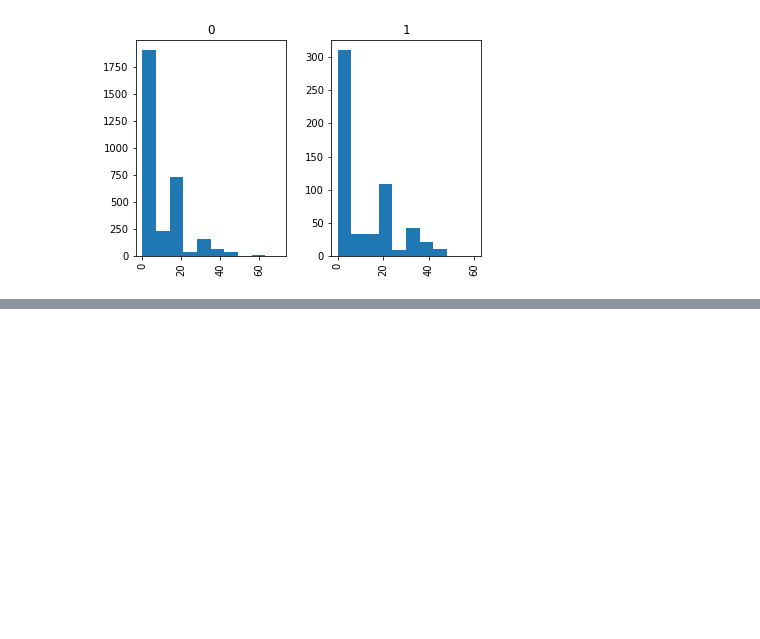
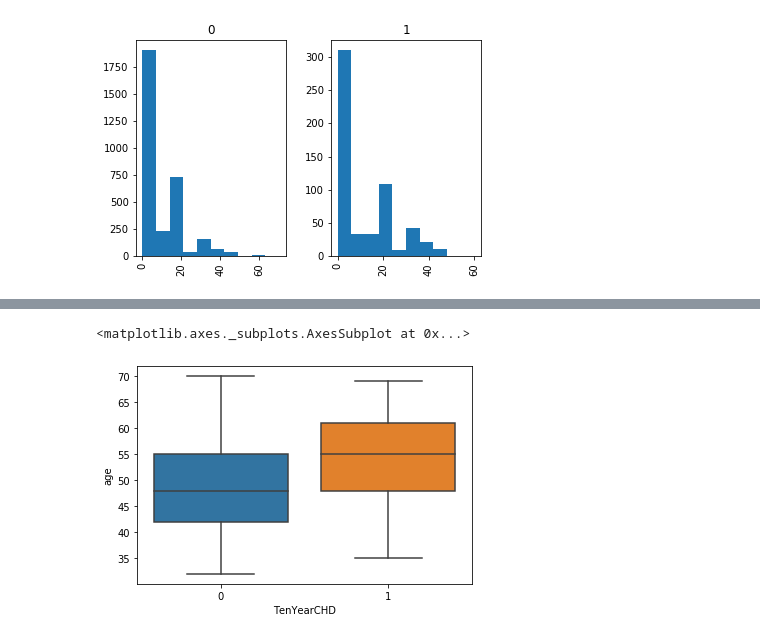
Before and after one commit to ms03831/Evaluating-CHD-Risk, a Jupyter notebook: models/dataAnalysis.ipynb, the cells around one changed output, grey strips where cells are left out. Saved outputs shown, nothing was run; the diff lists cells and outputs as text; code cells hidden in the pictures; blank space fills up the shorter version.

```diff
--- a/models/dataAnalysis.ipynb
+++ b/models/dataAnalysis.ipynb
@@ -98,0 +158,5 @@ array([<matplotlib.axes._subplots.AxesSubplot object at 0x...>,
+# %%
+sns.boxplot(model.data.TenYearCHD, model.data.age)
+# %% [output]
+<matplotlib.axes._subplots.AxesSubplot at 0x...>
+[figure, added]
```
Also changed, not shown: parts of 12 cells of this notebook, 4 other files.
